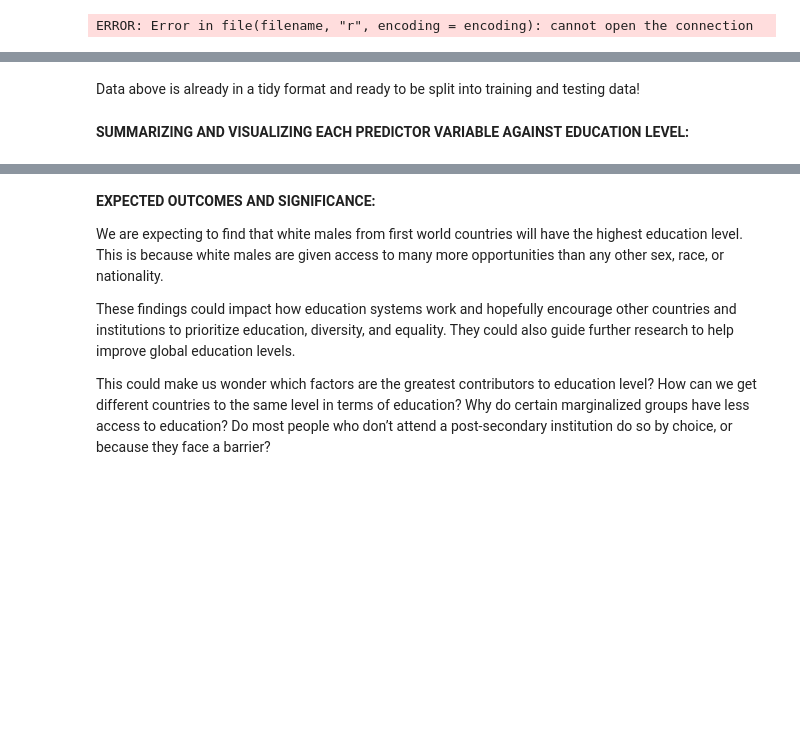
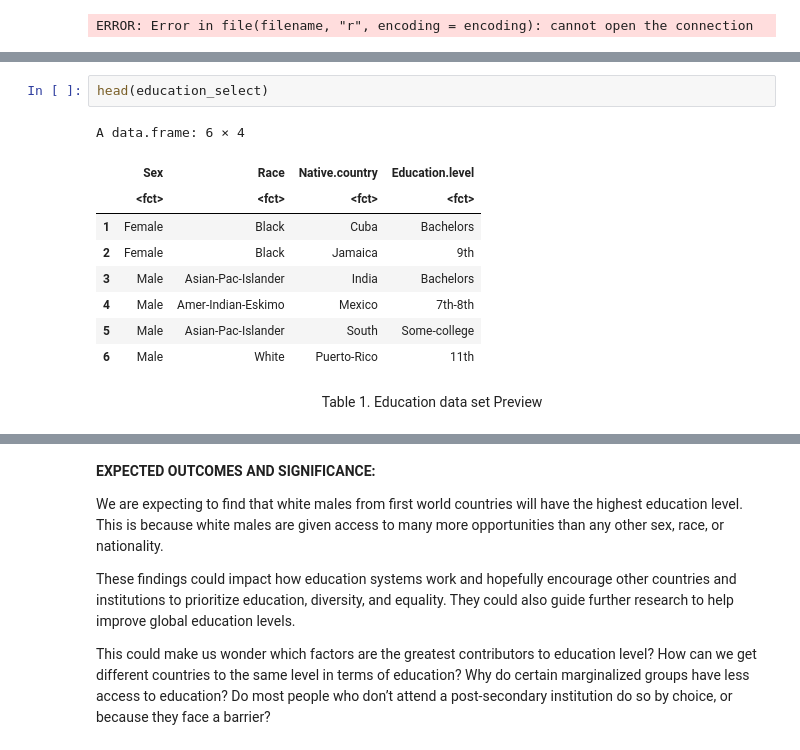
Before and after one commit to evelynmitchell189/Group_project_report, a Jupyter notebook: education_data.ipynb, the cells around one changed output, grey strips where cells are left out. Drawn from its saved outputs; the diff is of its cells as text; blank space fills up the shorter version.

Commit message:
Add files via upload
Reformatted whole project to fit rubric description. Fixed workflow analysis and put in labels for tables.

```diff
--- a/education_data.ipynb
+++ b/education_data.ipynb
@@ -111,4 +118,14 @@ A tibble: 16 × 3
-# %% [markdown]
-Data above is already in a tidy format and ready to be split into training and testing data!
-# %% [markdown]
-**SUMMARIZING AND VISUALIZING EACH PREDICTOR VARIABLE AGAINST EDUCATION LEVEL:**
+# %%
+head(education_select)
+# %% [output]
+A data.frame: 6 × 4
+|  | Sex | Race | Native.country | Education.level |
+|  | <fct> | <fct> | <fct> | <fct> |
+| 1 | Female | Black | Cuba | Bachelors |
+| 2 | Female | Black | Jamaica | 9th |
+| 3 | Male | Asian-Pac-Islander | India | Bachelors |
+| 4 | Male | Amer-Indian-Eskimo | Mexico | 7th-8th |
+| 5 | Male | Asian-Pac-Islander | South | Some-college |
+| 6 | Male | White | Puerto-Rico | 11th |
+# %% [markdown]
+<center>Table 1. Education data set Preview</center>
```
Also changed, not shown: parts of 37 cells of this notebook.
